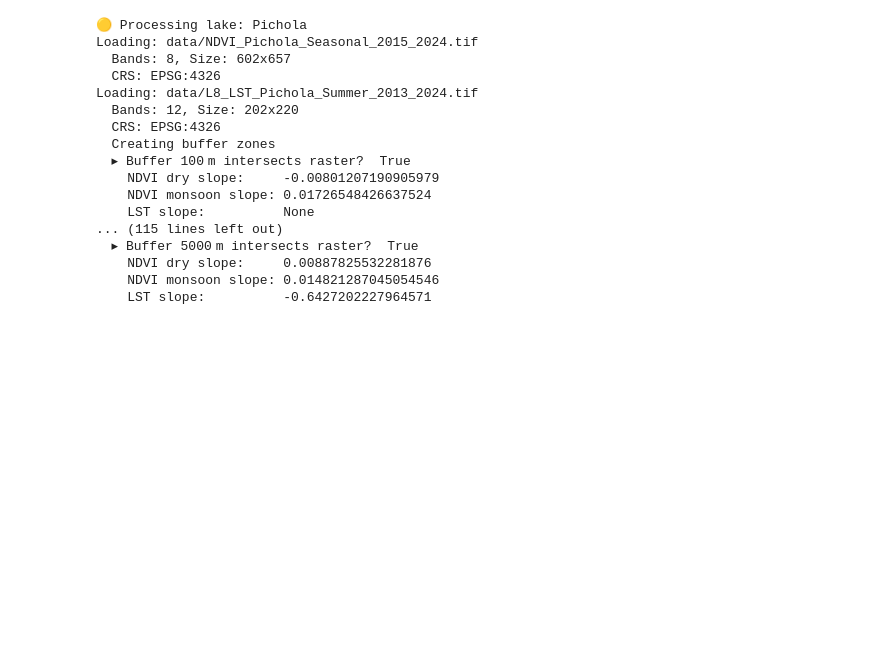
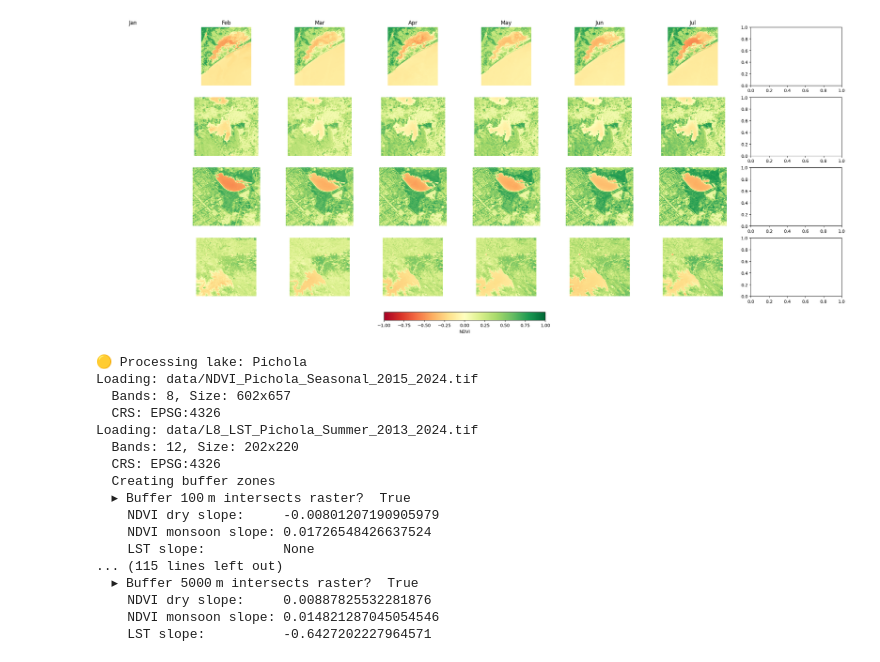
Before and after one commit to SumitTahiliani/WaterBodyNDVI, a Jupyter notebook: bufferTrend.ipynb, the cells around one changed output. Drawn from its saved outputs; the diff is of its cells as text; code cells hidden in the pictures; blank space fills up the shorter version.

Commit message:
Added NDVI visualisation

```diff
--- a/bufferTrend.ipynb
+++ b/bufferTrend.ipynb
@@ -65,6 +67,51 @@ def ols_slope(stack):
     den = np.nansum(t_d ** 2, axis=0)
     slope = np.where(den == 0, np.nan, num / den)
     return slope
+# %%
+import rasterio
+import matplotlib.pyplot as plt
+import numpy as np
+import os
+
+# List of NDVI files for each lake
+ndvi_files = {
+    "Chilika": "data/NDVI_Chilika_Seasonal_2015_2024.tif",
+    "Pichola": "data/NDVI_Pichola_Seasonal_2015_2024.tif",
+    "Sukhna": "data/NDVI_Sukhna_Seasonal_2015_2024.tif",
+    "Tungabhadra": "data/NDVI_Tungabhadra_Seasonal_2015_2024.tif"
+}
+
+# Band to month mapping (assuming bands 1–8 as Jan, Feb, Apr, Jul–Oct)
+month_labels = ["Jan", "Feb", "Mar", "Apr", "May", "Jun", "Jul", "Aug"]
+
+# Plot setup: 4 lakes × 8 bands
+fig, axes = plt.subplots(len(ndvi_files), 8, figsize=(24, 10), constrained_layout=True)
+
+# Standard NDVI scale
+vmin, vmax = -1, 1
+
+# Loop through lakes and plot each band
+for row_idx, (lake_name, path) in enumerate(ndvi_files.items()):
+    with rasterio.open(path) as src:
+        for col_idx in range(7):
+            ax = axes[row_idx, col_idx] if len(ndvi_files) > 1 else axes[col_idx]
+            band = src.read(col_idx + 1)
+            band = np.where(np.isnan(band), np.nan, band)
+
+            im = ax.imshow(band, cmap='RdYlGn', vmin=vmin, vmax=vmax)
+            ax.axis('off')
+
+            if row_idx == 0:
+                ax.set_title(month_labels[col_idx], fontsize=12)
+            if col_idx == 0:
+                ax.set_ylabel(lake_name, fontsize=12, rotation=0, labelpad=40, va='center')
+
+# Add a single shared colorbar
+fig.colorbar(im, ax=axes, orientation='horizontal', fraction=0.03, pad=0.03, label="NDVI")
+
+plt.show()
+# %% [output]
+[figure, added]
 # %%
 results = []
 # %%
```
Also changed, not shown: parts of 1 cell of this notebook.
